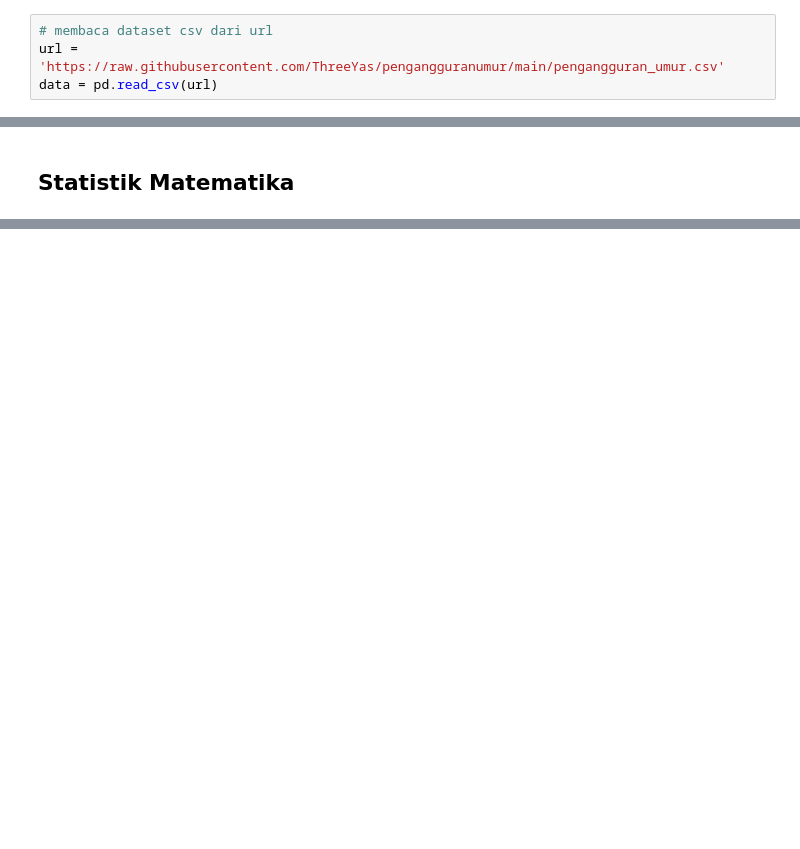
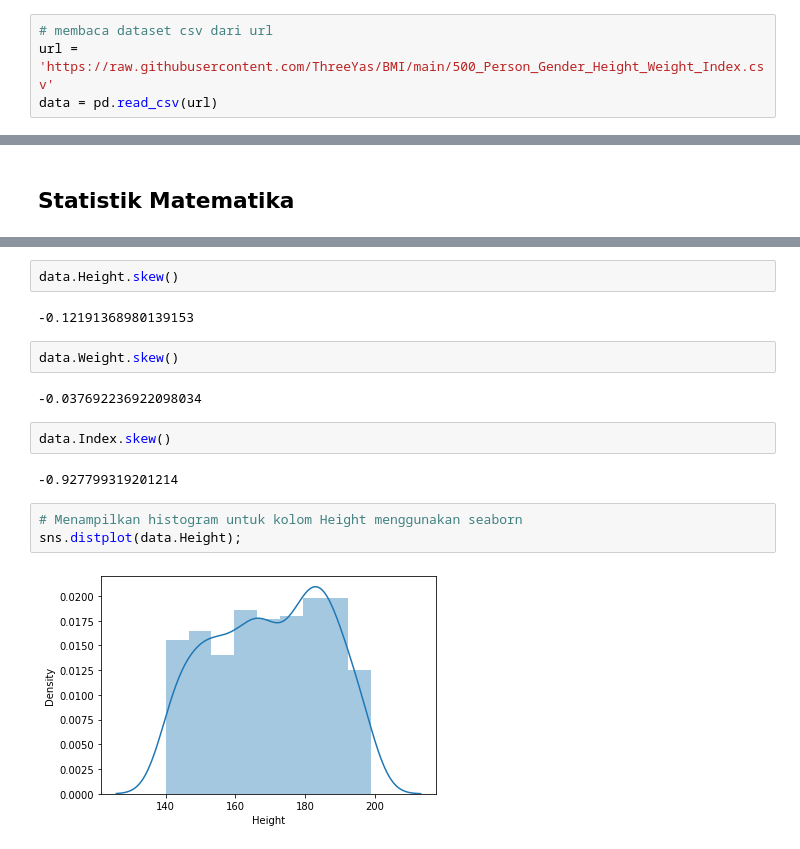
Before and after one commit to ThreeYas/datamining, a Jupyter notebook: _sources/notebooks.ipynb, the cells around one changed output, grey strips where cells are left out. Cells and saved outputs as stored; diff of their text form; blank space fills up the shorter version.

```diff
--- a/_sources/notebooks.ipynb
+++ b/_sources/notebooks.ipynb
@@ -13,5 +13,5 @@ import numpy as np
 import statistics as st
 # %%
 # membaca dataset csv dari url
-url = 'https://raw.githubusercontent.com/ThreeYas/pengangguranumur/main/pengangguran_umur.csv'
+url = 'https://raw.githubusercontent.com/ThreeYas/BMI/main/500_Person_Gender_Height_Weight_Index.csv'
 data = pd.read_csv(url)
@@ -172,0 +434,17 @@ sns.distplot(data['tahun_2020']);
+# %%
+data.Height.skew()
+# %% [output]
+-0.12191368980139153
+# %%
+data.Weight.skew()
+# %% [output]
+-0.037692236922098034
+# %%
+data.Index.skew()
+# %% [output]
+-0.927799319201214
+# %%
+# Menampilkan histogram untuk kolom Height menggunakan seaborn
+sns.distplot(data.Height);
+# %% [output]
+[figure, added]
```
Also changed, not shown: parts of 61 cells of this notebook, 26 other files.
